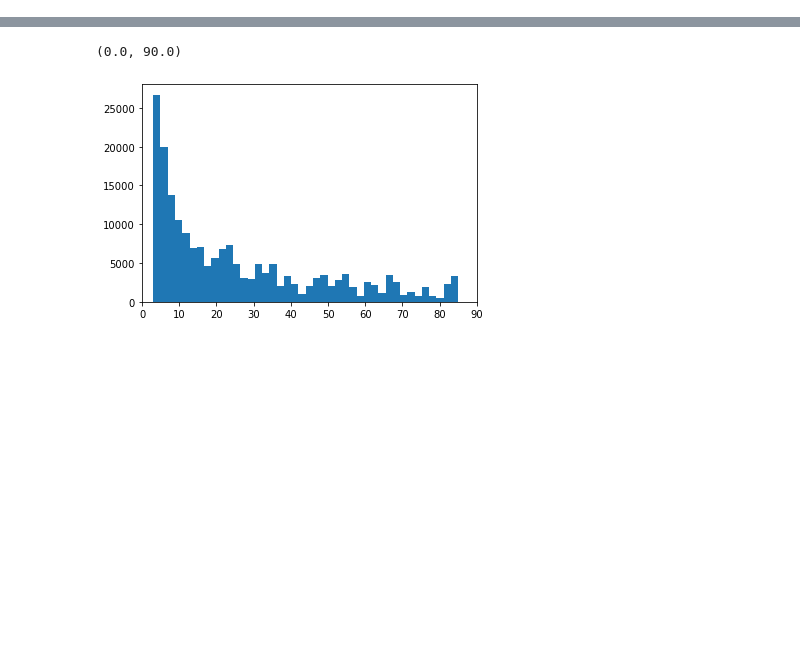
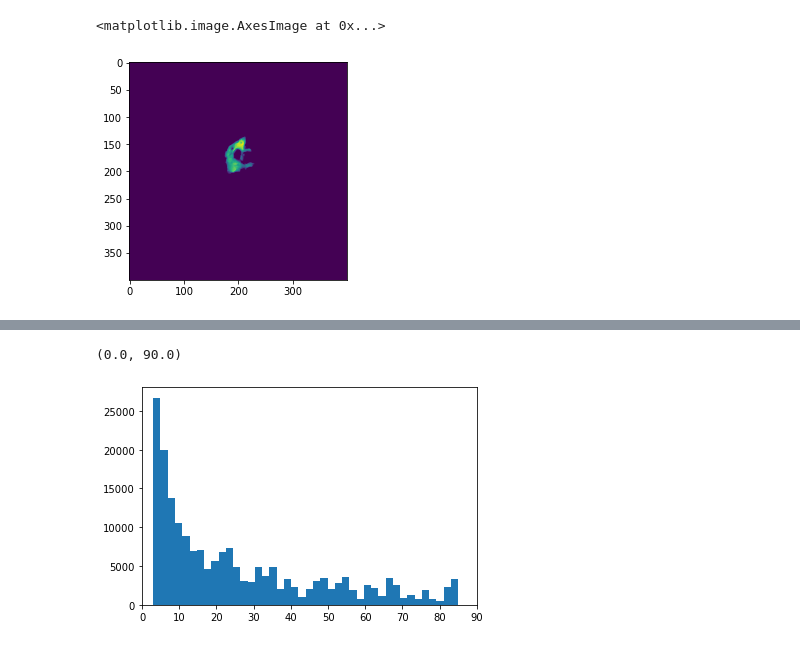
Before and after one commit to Asashou/TLI, a Jupyter notebook: pipeline/TLI_analysis/neu_life_analysis.ipynb, the cells around one changed output, grey strips where cells are left out. Saved outputs shown, nothing was run; the diff lists cells and outputs as text; code cells hidden in the pictures; blank space fills up the shorter version.

```diff
--- a/pipeline/TLI_analysis/neu_life_analysis.ipynb
+++ b/pipeline/TLI_analysis/neu_life_analysis.ipynb
@@ -96,0 +134,8 @@ lifetimes = analysis.cal_lifetimes(mask, save=False)
+# %%
+t1 = test.copy()
+t1[t1>40] = 0
+# t1[t1<40] = 2
+plt.imshow(t1.mean(axis=0))
+# %% [output]
+<matplotlib.image.AxesImage at 0x...>
+[figure, added]
```
Also changed, not shown: parts of 36 cells of this notebook, 2 other files.
